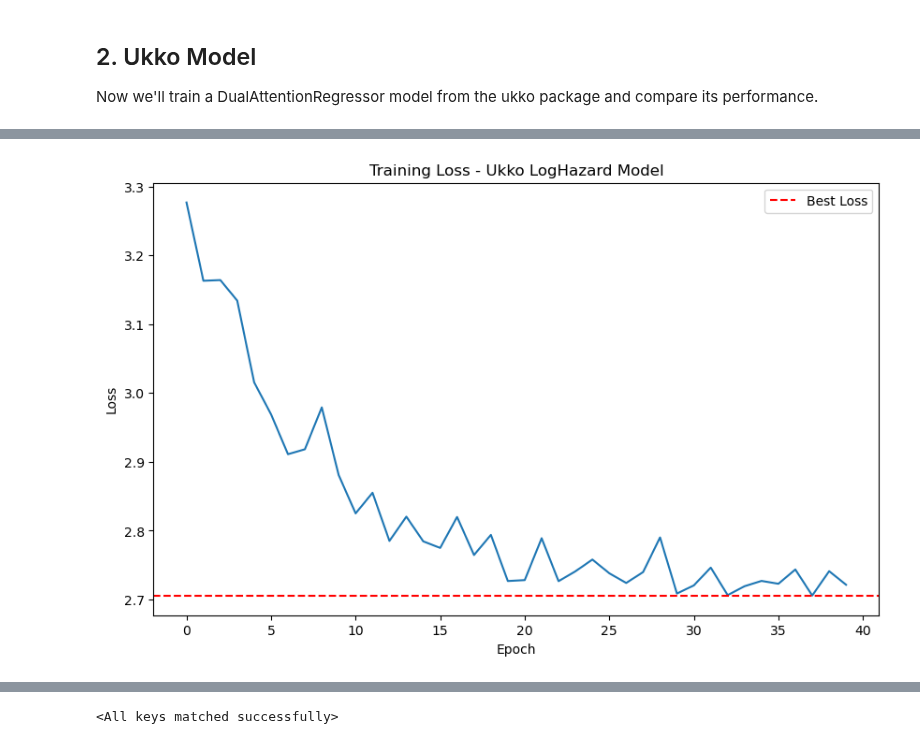
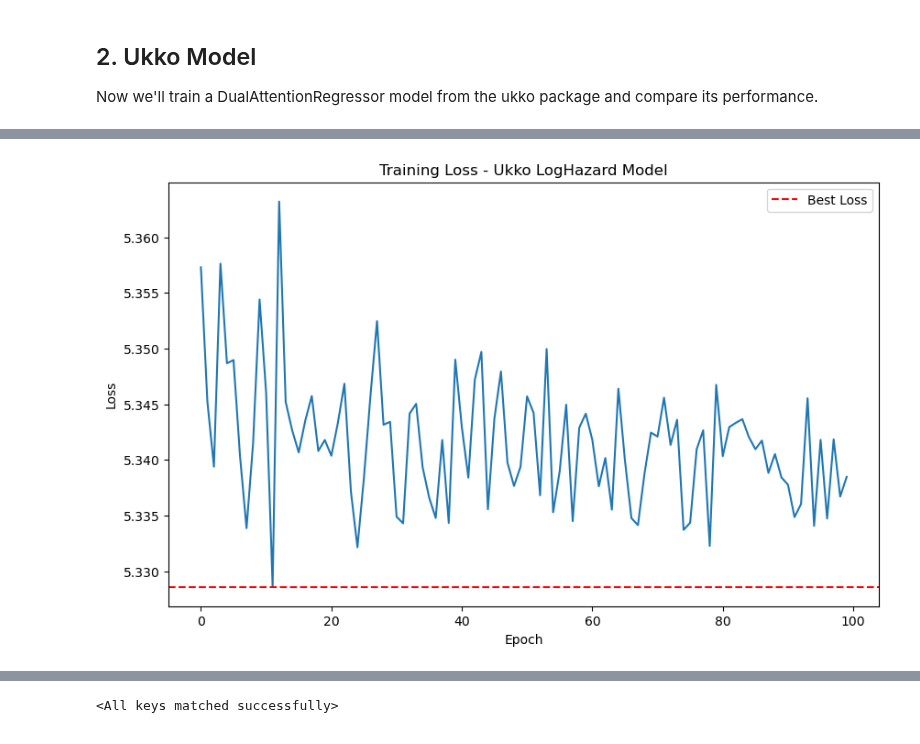
Before and after one commit to eric-fey-hus/ukko, a Jupyter notebook: Survival_test_ukko.ipynb, the cells around one changed output, grey strips where cells are left out. Saved outputs shown, nothing was run; the diff lists cells and outputs as text; code cells hidden in the pictures.

```diff
--- a/Survival_test_ukko.ipynb
+++ b/Survival_test_ukko.ipynb
@@ -159,14 +159,19 @@ import torchsurv.loss.cox as tscox
 # Import ukko survival functions
 from ukko.survival import generate_survival_data_LL, plot_KM
 # %%
-def generate_data(n_samples=1000, n_features=10, n_informative=3,
+import importlib
+import ukko.survival
+importlib.reload(ukko.survival)
+
+def generate_data(n_samples=1000, n_features=3, n_informative=1,
                  shape=5, scale=10.0, censoring=0.3, random_seed=42):
     """Generate synthetic survival data with log-logistic distribution."""
     np.random.seed(random_seed)
 
-    survival_data, true_coefficients = generate_survival_data_LL(
+    survival_data, true_coefficients = ukko.survival.generate_survival_data_LL(
         n_samples, n_features, n_informative,
-        shape, scale, censoring
+        shape, scale, censoring,
+        nonlinear=True
     )
     feature_cols = [col for col in survival_data.columns if col.startswith('feature_')]
 
@@ -213,7 +236,7 @@ events = torch.FloatTensor(survival_data['event_observed'].values)
 
 # Create data loader
 dataset = TensorDataset(X, times, events)
-batch_size = 64
+batch_size = X.shape[0]  # Use the entire dataset as one batch
 train_loader = DataLoader(dataset, batch_size=batch_size, shuffle=True)
 
 # Initialize model and optimizer
@@ -357,10 +380,10 @@ class UkkoLogHazardModel(nn.Module):
         self.attention_net = DualAttentionRegressor1(
             n_features=n_features,
             time_steps=1,  # Since we're using instantaneous inputs
-            d_model=128,
-            n_heads=4,
-            dropout=0.1,
-            n_modules=2
+            d_model=64,
+            n_heads=8,
+            dropout=0.2,
+            n_modules=3
         )
 
     def forward(self, x):
@@ -374,10 +397,10 @@ class UkkoLogHazardModel(nn.Module):
 
 # Initialize model and optimizer
 model = UkkoLogHazardModel(len(feature_cols))
-optimizer = torch.optim.Adam(model.parameters(), lr=0.001)
+optimizer = torch.optim.Adam(model.parameters(), lr=0.0001)
 
 # Training loop
-n_epochs = 40  # Increased epochs since we're tracking best model
+n_epochs = 100  # Increased epochs since we're tracking best model
 losses = []
 best_loss = float('inf')
 best_model_state = None
@@ -441 +468 @@ Epoch 39/40, Loss: 2.7412, Best Loss: 2.7059
-[figure, old version]
+[figure, new version]
```
Also changed, not shown: parts of 5 cells of this notebook, 2 other files.
